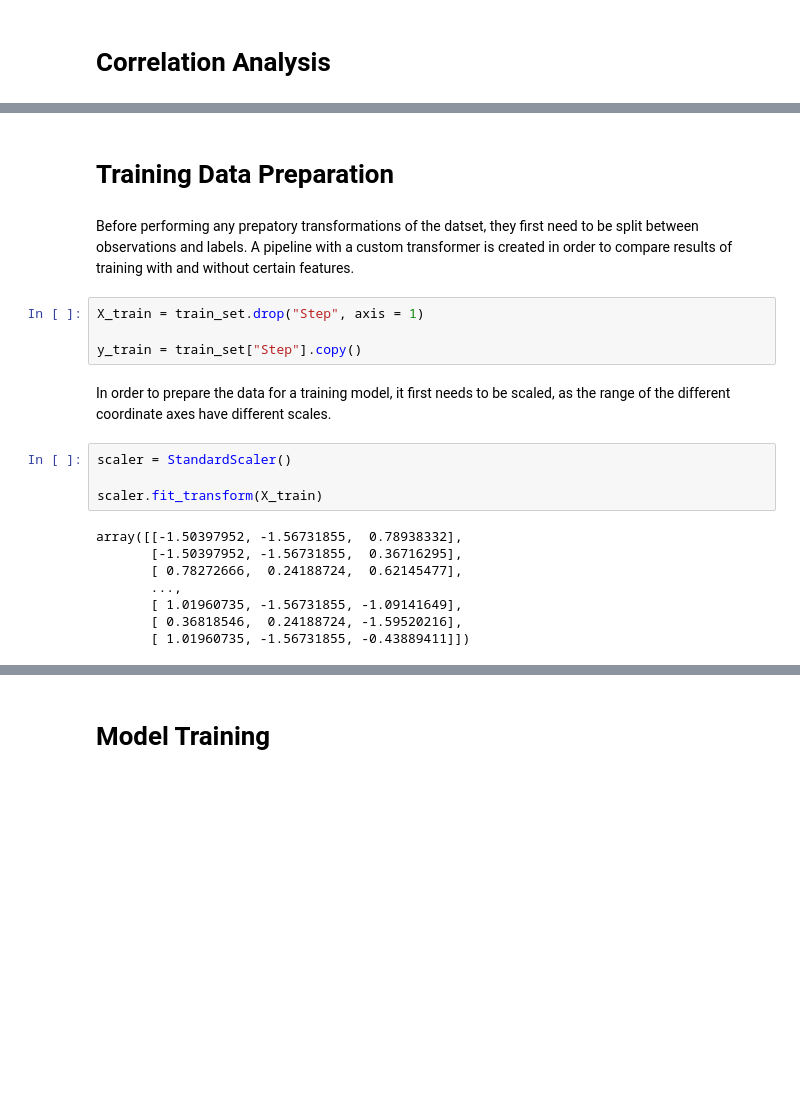
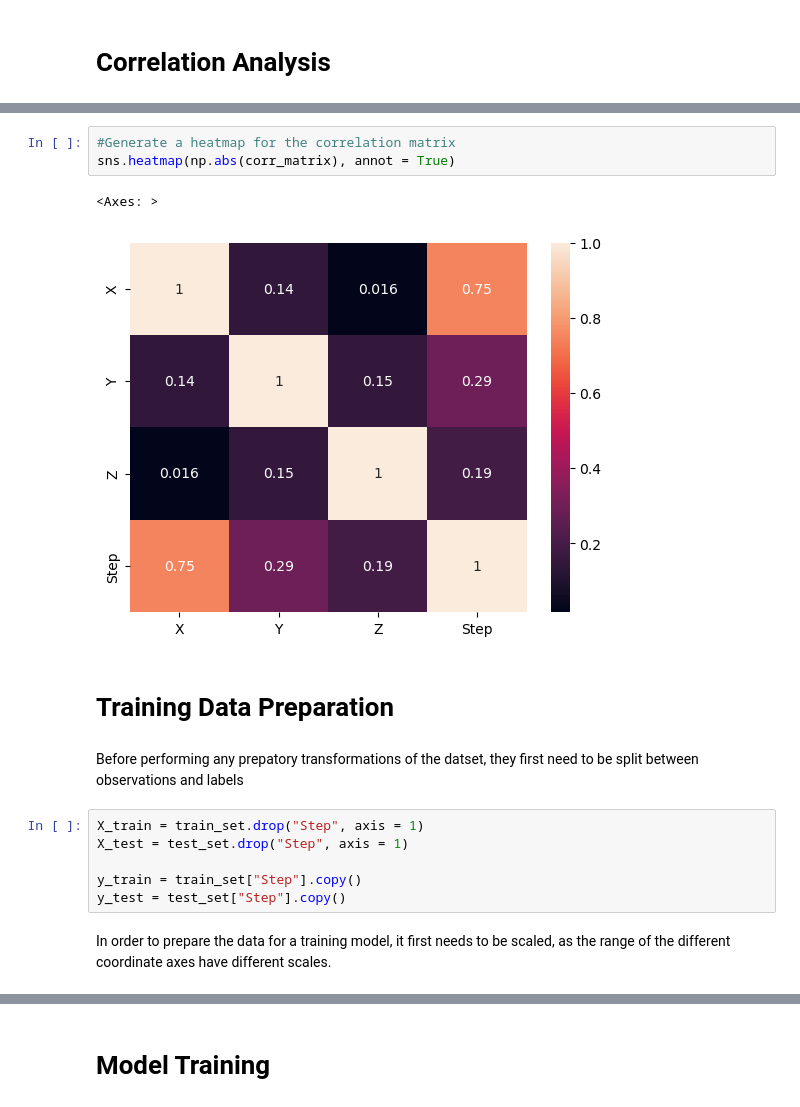
Before and after one commit to CaptainAhad/Project-1, a Jupyter notebook: Project 1.ipynb, the cells around one changed output, grey strips where cells are left out. Cells and saved outputs as stored; diff of their text form; blank space fills up the shorter version.

```diff
--- a/Project 1.ipynb
+++ b/Project 1.ipynb
@@ -143,22 +162,18 @@ exp_set.plot(kind = "scatter", x = "Z", y = "Step", alpha = 0.1)
+# %%
+#Generate a heatmap for the correlation matrix
+sns.heatmap(np.abs(corr_matrix), annot = True)
+# %% [output]
+<Axes: >
+[figure, added]
 # %% [markdown]
 # Training Data Preparation
 # %% [markdown]
-Before performing any prepatory transformations of the datset, they first need to be split between observations and labels. A pipeline with a custom transformer is created in order to compare results of training with and without certain features.
+Before performing any prepatory transformations of the datset, they first need to be split between observations and labels
 # %%
 X_train = train_set.drop("Step", axis = 1)
+X_test = test_set.drop("Step", axis = 1)
 
 y_train = train_set["Step"].copy()
+y_test = test_set["Step"].copy()
 # %% [markdown]
 In order to prepare the data for a training model, it first needs to be scaled, as the range of the different coordinate axes have different scales.
-# %%
-scaler = StandardScaler()
-
-scaler.fit_transform(X_train)
-# %% [output]
-array([[-1.50397952, -1.56731855,  0.78938332],
-       [-1.50397952, -1.56731855,  0.36716295],
-       [ 0.78272666,  0.24188724,  0.62145477],
-       ...,
-       [ 1.01960735, -1.56731855, -1.09141649],
-       [ 0.36818546,  0.24188724, -1.59520216],
-       [ 1.01960735, -1.56731855, -0.43889411]])
```
Also changed, not shown: parts of 46 cells of this notebook, 6 other files.
